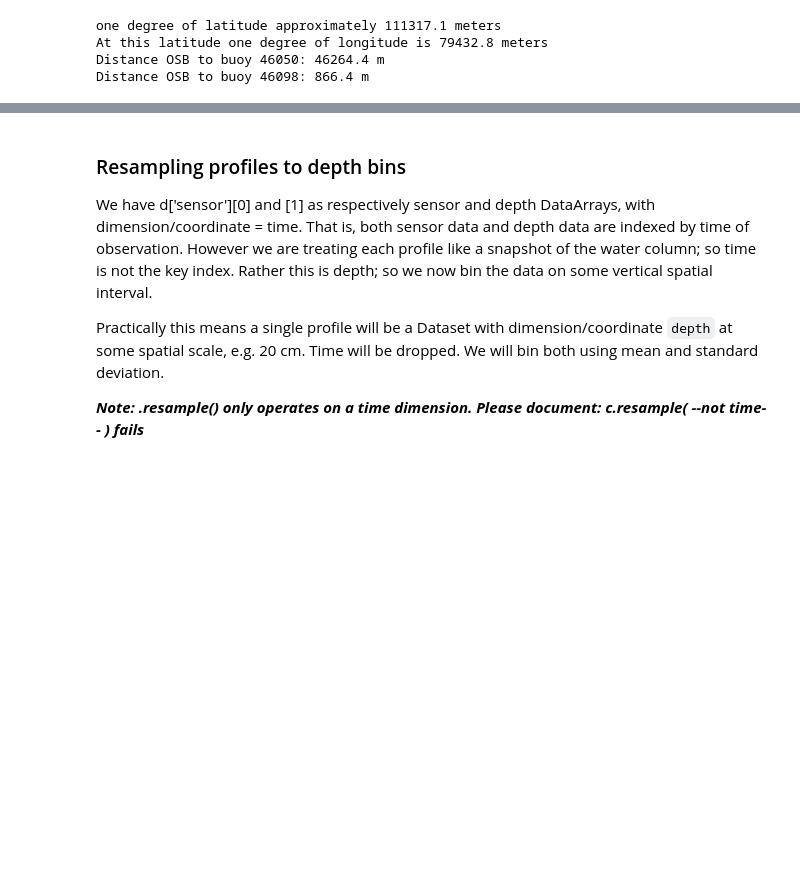
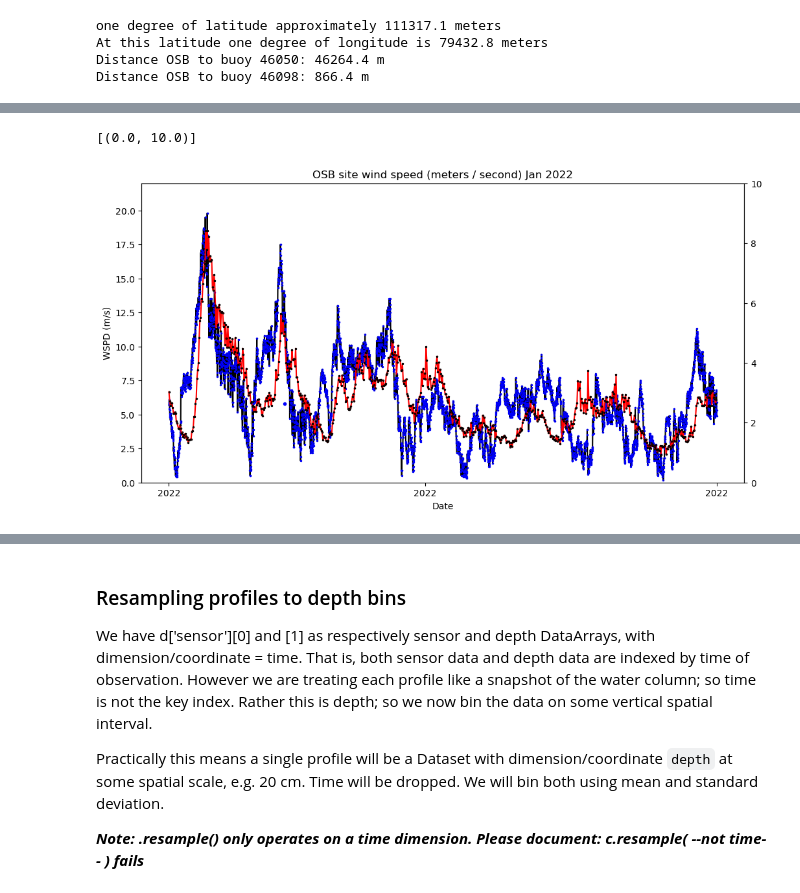
Before and after one commit to geo-smart/oceanography, a Jupyter notebook: book/chapters/epipelargosy.ipynb, the cells around one changed output, grey strips where cells are left out. Cells and saved outputs as stored; diff of their text form; code cells hidden in the pictures; blank space fills up the shorter version.

```diff
--- a/book/chapters/epipelargosy.ipynb
+++ b/book/chapters/epipelargosy.ipynb
@@ -708,0 +713,13 @@ ax.set(xticks=[dt64('2022-01-01'), dt64('2022-01-15T12:00'), dt64('2022-02-01')]
+# %%
+fig,ax = plt.subplots(figsize=(12,6))
+twinx = ax.twinx()
+ax.plot(wspd_time[wspd_mask], wspd_data[wspd_mask], linestyle='-', marker='.', ms=3, color='black', mec='blue')
+ax.plot(profiles['a0t'][59], 5.8, linestyle='-', marker='.', color='blue')
+ax.set(ylim = (0., 22.), title='OSB site wind speed (meters / second) Jan 2022', ylabel='WSPD (m/s)', xlabel='Date')
+ax.set(xticks=[dt64('2022-01-01'), dt64('2022-01-15T12:00'), dt64('2022-02-01')])
+
+twinx.plot(wvht_time[wvht_mask], wvht_data[wvht_mask], linestyle='-', marker='.', ms=3, color='red', mec='black')
+twinx.set(ylim = (0., 10.))
+# %% [output]
+[(0.0, 10.0)]
+[figure, added]
```
Also changed, not shown: parts of 21 cells of this notebook, 2 other files.
